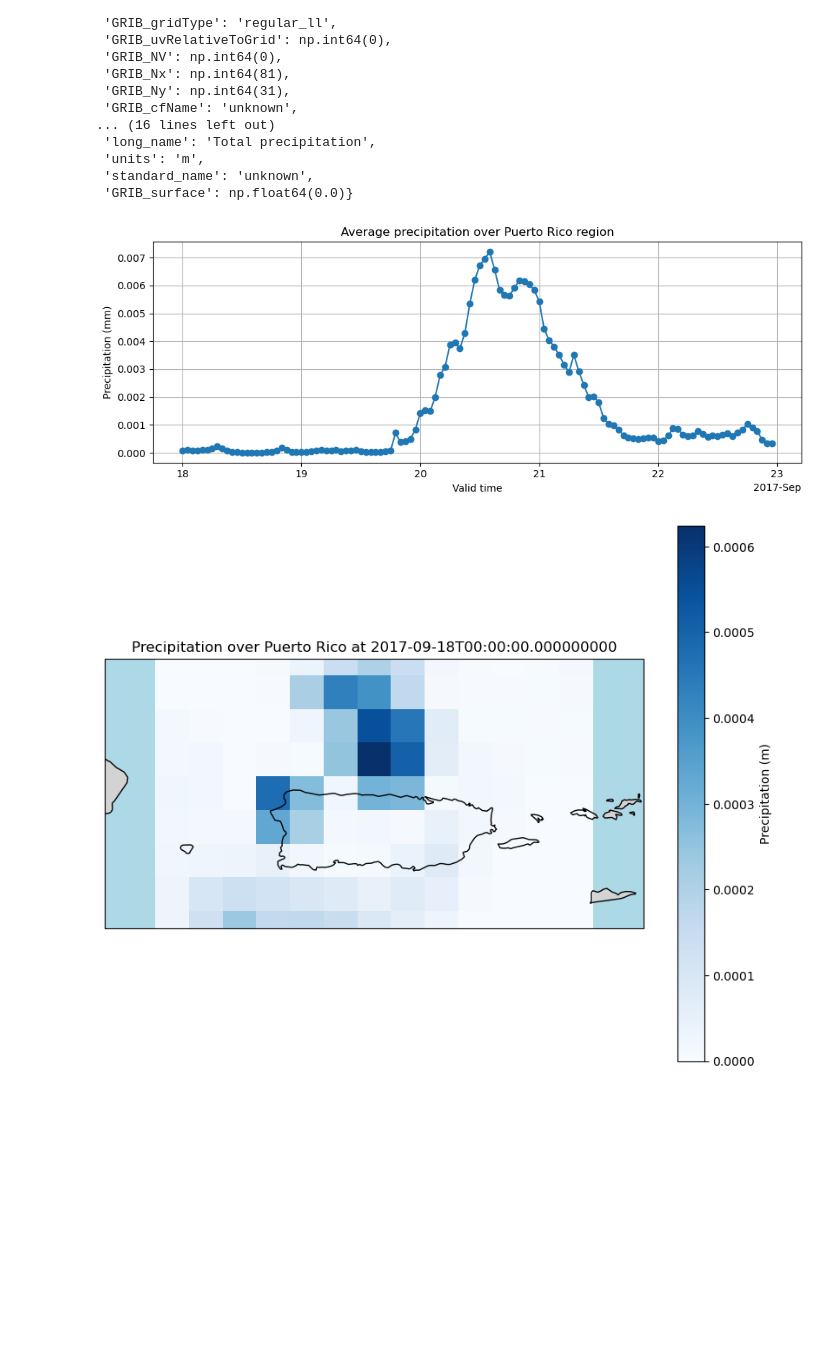
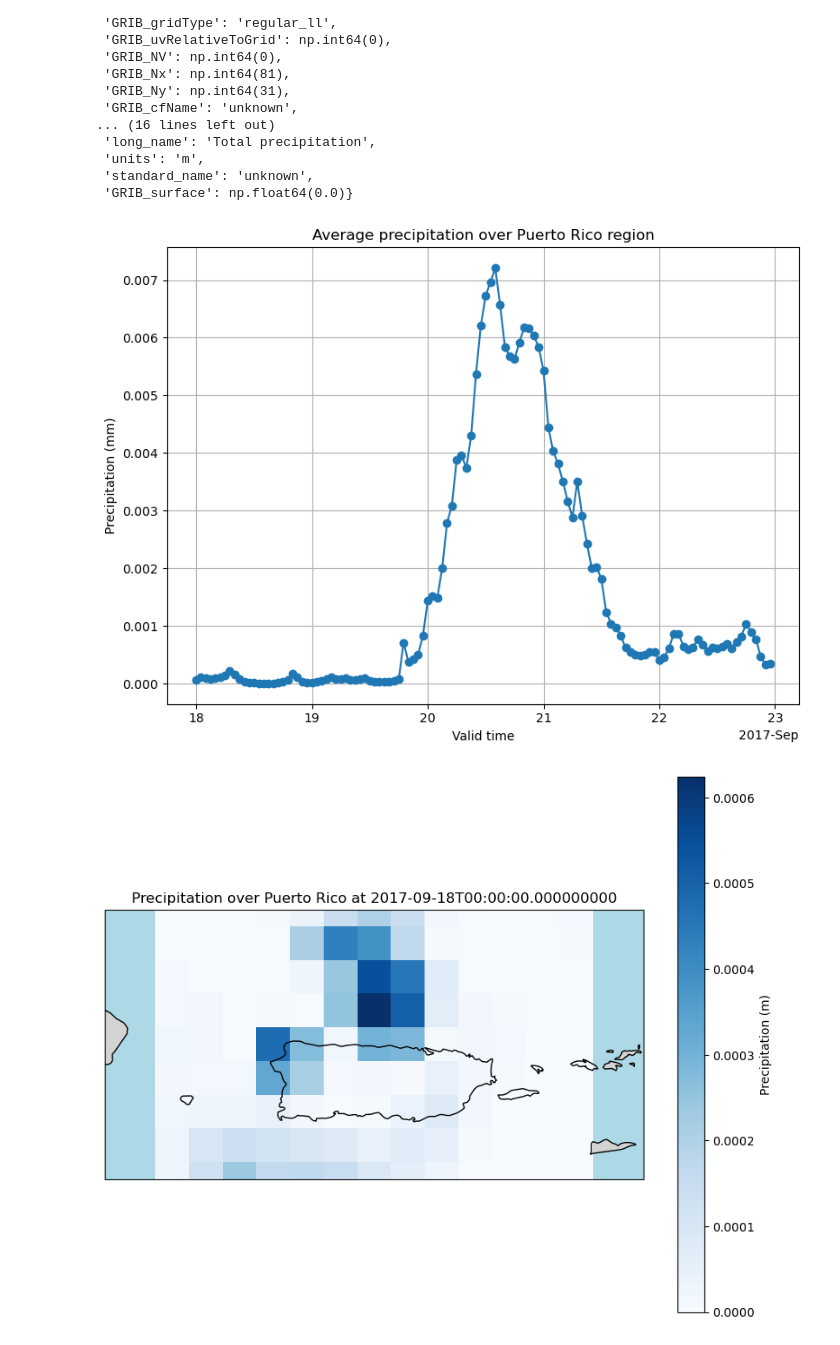
Before and after one commit to jadalee26/ISAT-Semester-Project, a Jupyter notebook: Code/Maria_precp.ipynb, the cells around one changed output. Cells and saved outputs as stored; diff of their text form; code cells hidden in the pictures; blank space fills up the shorter version.

Commit message:
figures and more data

```diff
--- a/Code/Maria_precp.ipynb
+++ b/Code/Maria_precp.ipynb
@@ -64,16 +64,16 @@ df['tp'].attrs
 # %%
 pr_region = df['tp'].sel(latitude=slice(19.5, 17.0), longitude=slice(-68.0, -65.0))
 pr_ts = pr_region.mean(dim=['latitude', 'longitude'])
 
-plt.figure(figsize=(10, 4))
+plt.figure(figsize=(8, 6))
 pr_ts.plot(marker='o')
 plt.title('Average precipitation over Puerto Rico region')
 plt.xlabel('Valid time')
 plt.ylabel('Precipitation (mm)')
 plt.grid(True)
 plt.tight_layout()
 # %% [output]
-[figure, old version]
+[figure, new version]
 # %%
 import cartopy.crs as ccrs
 import cartopy.feature as cfeature
```
Also changed, not shown: parts of 3 cells of this notebook, 1 other file.
